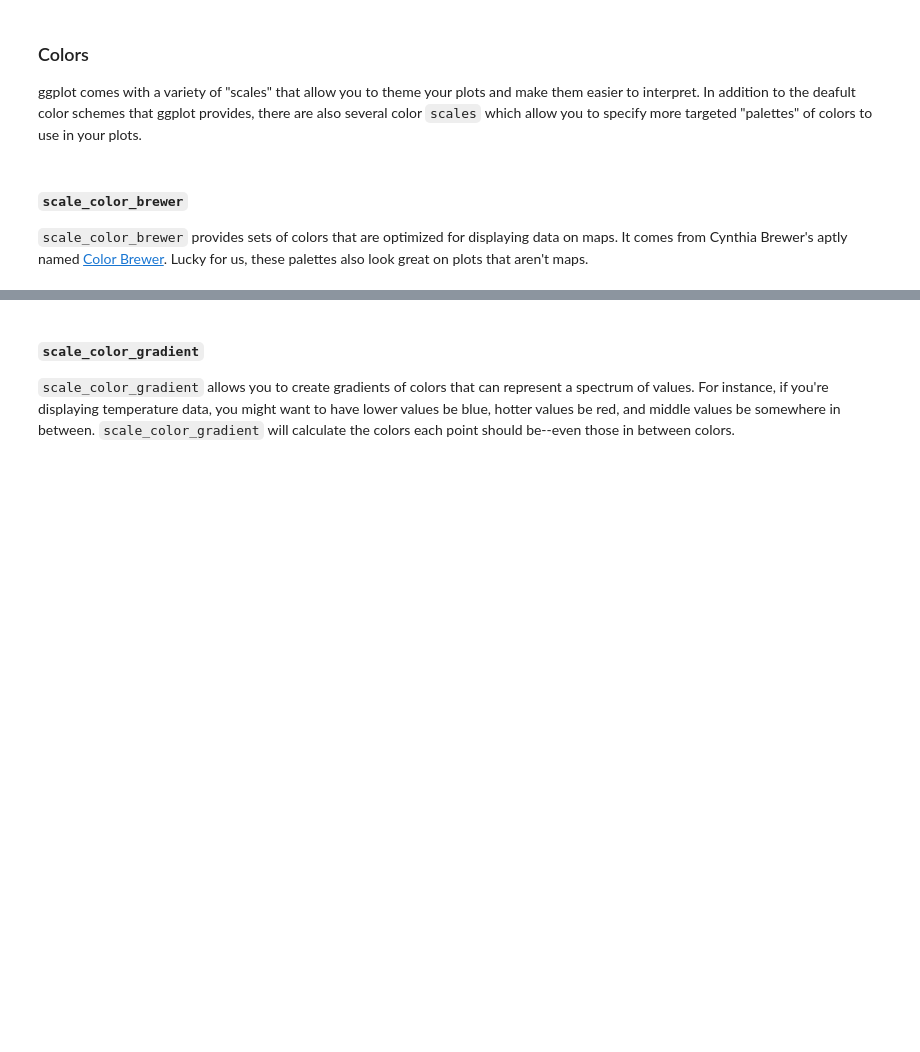
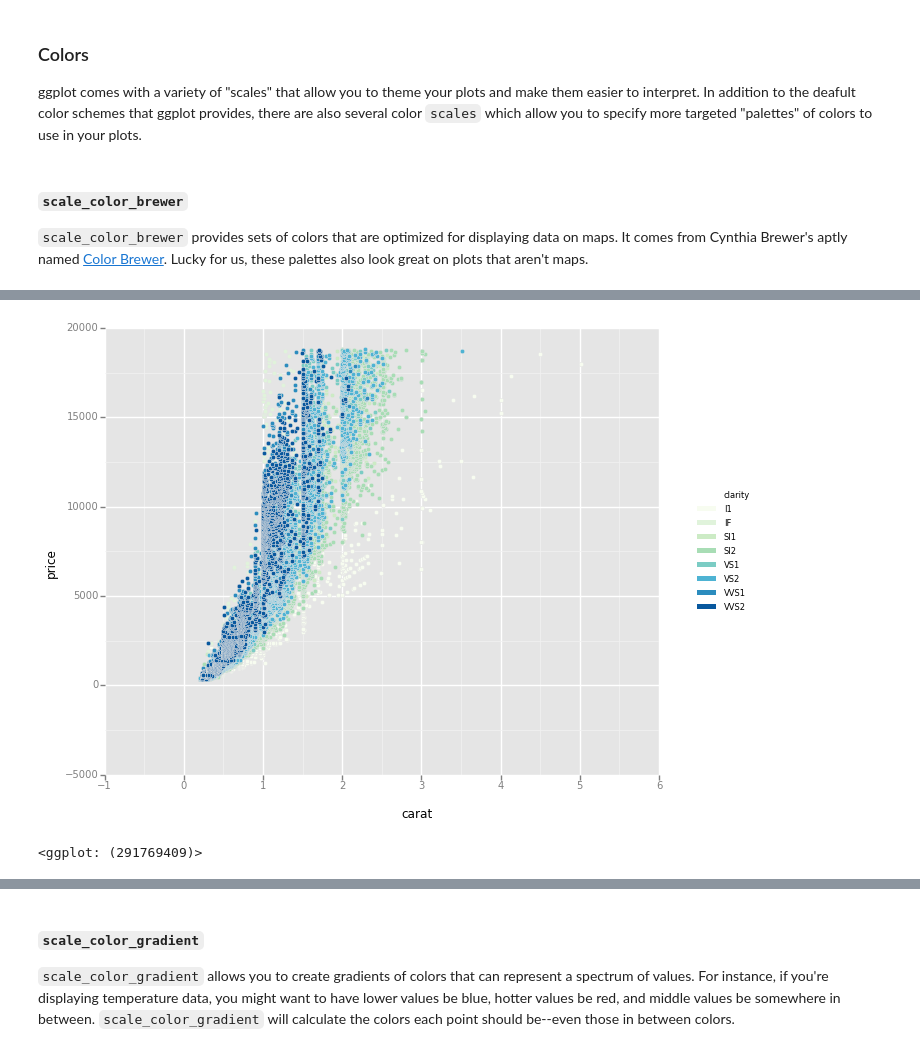
Before and after one commit to yhat/ggpy, a Jupyter notebook: docs/how-to/Customizing Colors.ipynb, the cells around one changed output, grey strips where cells are left out. Drawn from its saved outputs; the diff is of its cells as text; code cells hidden in the pictures; blank space fills up the shorter version.

```diff
--- a/docs/how-to/Customizing Colors.ipynb
+++ b/docs/how-to/Customizing Colors.ipynb
@@ -24,3 +24,10 @@ ggplot(aes(x='carat', y='price', color='clarity'), data=diamonds) + \
+# %%
+ggplot(aes(x='carat', y='price', color='clarity'), data=diamonds) + \
+    geom_point() + \
+    scale_color_brewer(type='seq', palette=4)
+# %% [output]
+[figure, added]
+<ggplot: (291769409)>
 # %%
 ggplot(aes(x='carat', y='price', color='clarity'), data=diamonds) + \
     geom_point() + \
```
Also changed, not shown: parts of 9 cells of this notebook, 7 other files.
